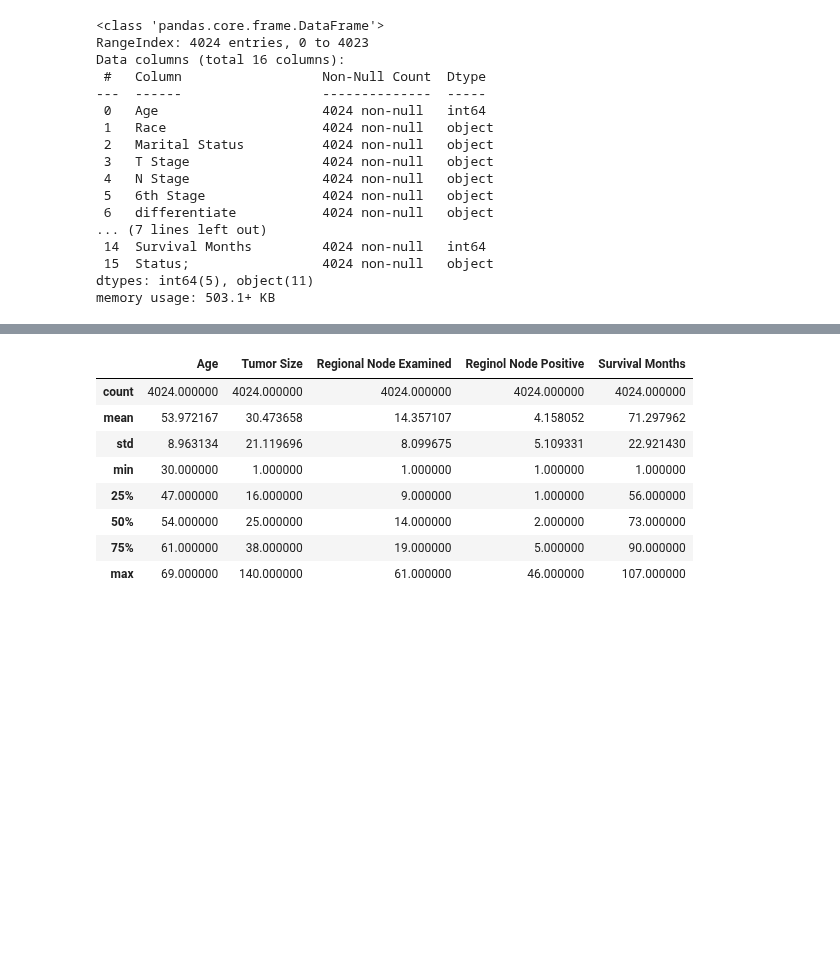
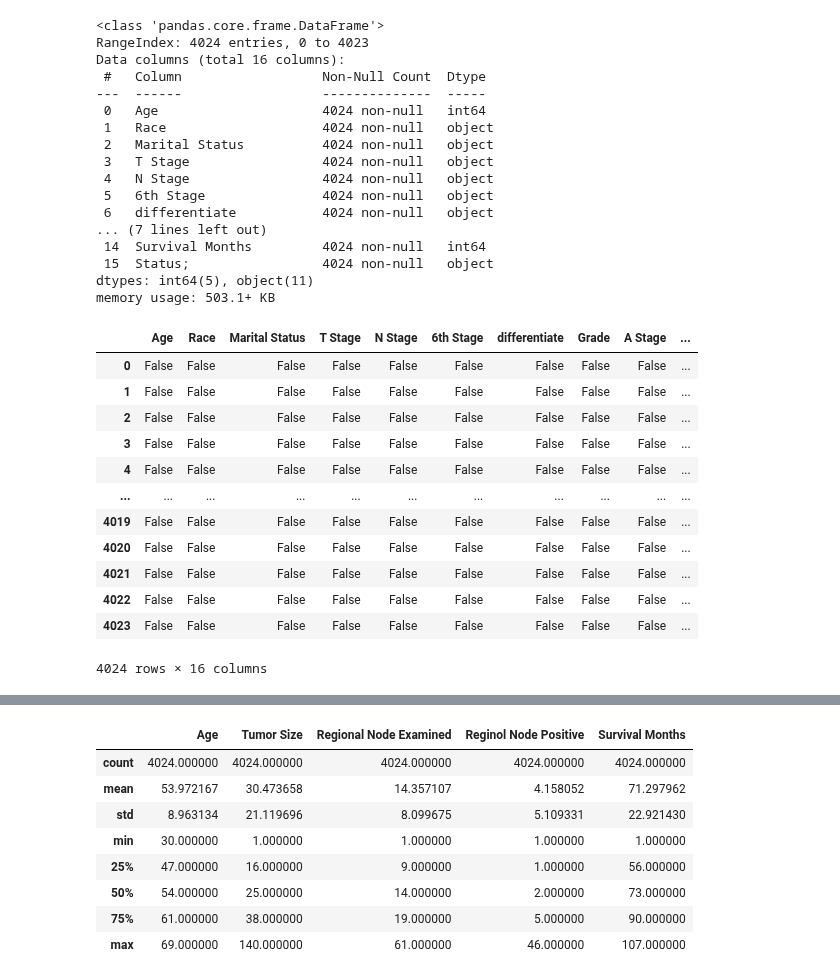
Before and after one commit to Betsymer14/-Proyecto-DS-ParteI-Betsymer-Lugo-.ipynb-, a Jupyter notebook: Copia_de_Untitled2.ipynb, the cells around one changed output, grey strips where cells are left out. Saved outputs shown, nothing was run; the diff lists cells and outputs as text; code cells hidden in the pictures; blank space fills up the shorter version.

```diff
--- a/Copia_de_Untitled2.ipynb
+++ b/Copia_de_Untitled2.ipynb
@@ -103,3 +103,19 @@ Data columns (total 16 columns):
  15  Status;                 4024 non-null   object
 dtypes: int64(5), object(11)
 memory usage: 503.1+ KB
+# %%
+df.isnull()
+# %% [output]
+|  | Age | Race | Marital Status | T Stage | N Stage | 6th Stage | differentiate | Grade | A Stage | ... |
+| 0 | False | False | False | False | False | False | False | False | False | ... |
+| 1 | False | False | False | False | False | False | False | False | False | ... |
+| 2 | False | False | False | False | False | False | False | False | False | ... |
+| 3 | False | False | False | False | False | False | False | False | False | ... |
+| 4 | False | False | False | False | False | False | False | False | False | ... |
+| ... | ... | ... | ... | ... | ... | ... | ... | ... | ... | ... |
+| 4019 | False | False | False | False | False | False | False | False | False | ... |
+| 4020 | False | False | False | False | False | False | False | False | False | ... |
+| 4021 | False | False | False | False | False | False | False | False | False | ... |
+| 4022 | False | False | False | False | False | False | False | False | False | ... |
+| 4023 | False | False | False | False | False | False | False | False | False | ... |
+4024 rows × 16 columns
```
Also changed, not shown: parts of 2 cells of this notebook.
